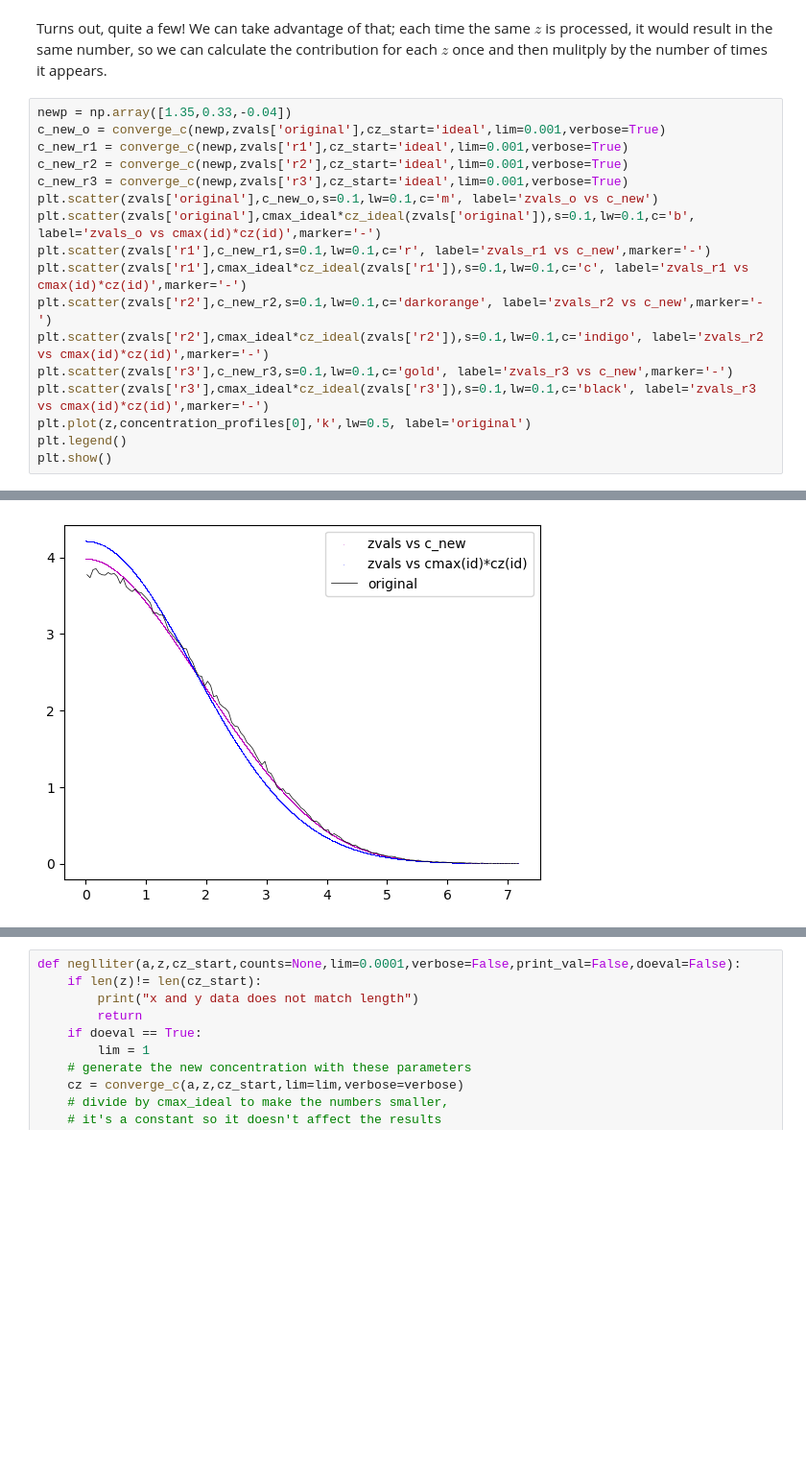
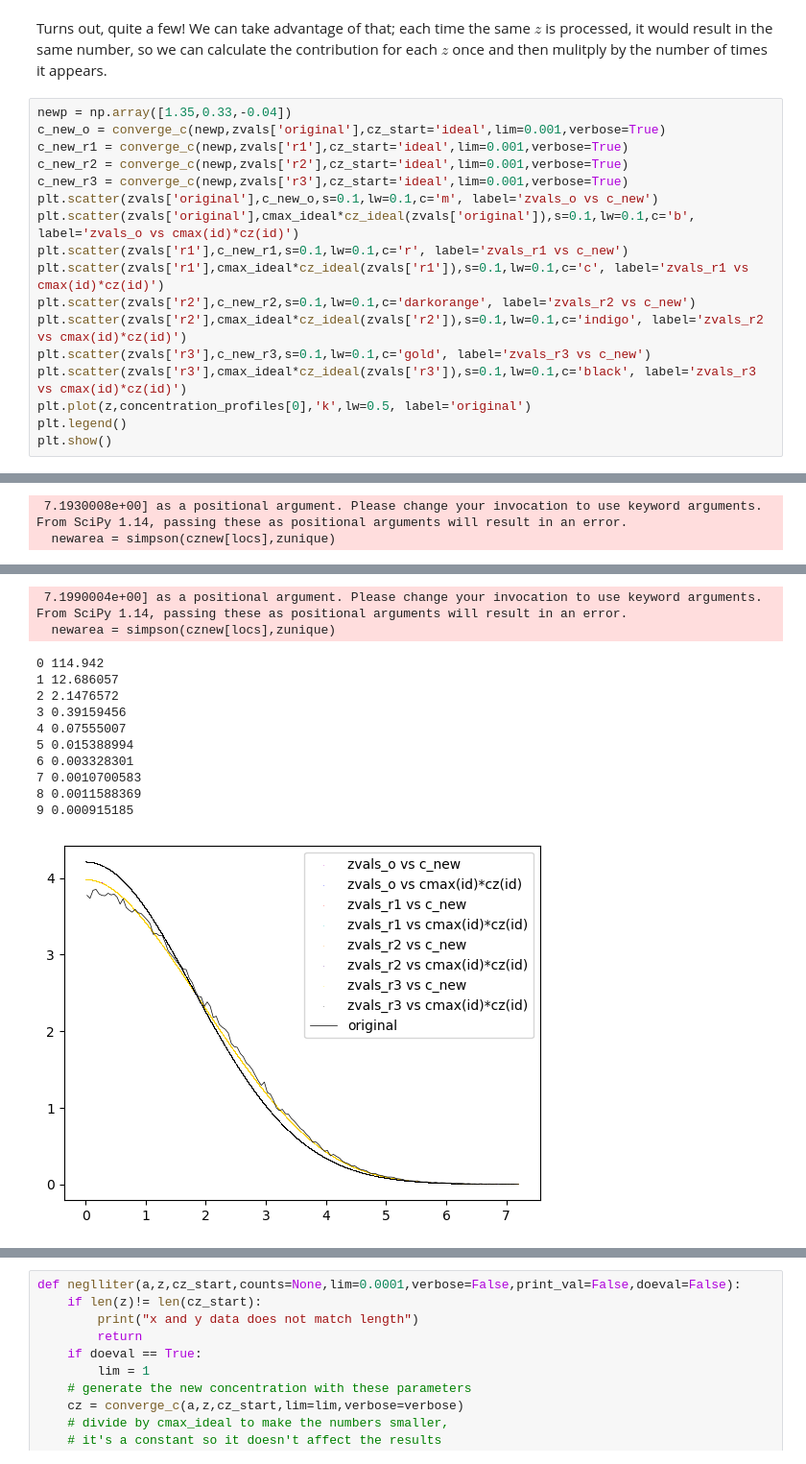
Before and after one commit to barmoral/forcebalance_hw, a Jupyter notebook: gromacs_analysis/hw_bootstrapping_fitting_BM.ipynb, the cells around one changed output, grey strips where cells are left out. Shown at 96% size. Cells and saved outputs as stored; diff of their text form; blank space fills up the shorter version.

```diff
--- a/gromacs_analysis/hw_bootstrapping_fitting_BM.ipynb
+++ b/gromacs_analysis/hw_bootstrapping_fitting_BM.ipynb
@@ -526,13 +529,13 @@ c_new_r1 = converge_c(newp,zvals['r1'],cz_start='ideal',lim=0.001,verbose=True)
 c_new_r2 = converge_c(newp,zvals['r2'],cz_start='ideal',lim=0.001,verbose=True)
 c_new_r3 = converge_c(newp,zvals['r3'],cz_start='ideal',lim=0.001,verbose=True)
 plt.scatter(zvals['original'],c_new_o,s=0.1,lw=0.1,c='m', label='zvals_o vs c_new')
-plt.scatter(zvals['original'],cmax_ideal*cz_ideal(zvals['original']),s=0.1,lw=0.1,c='b', label='zvals_o vs cmax(id)*cz(id)',marker='-')
-plt.scatter(zvals['r1'],c_new_r1,s=0.1,lw=0.1,c='r', label='zvals_r1 vs c_new',marker='-')
-plt.scatter(zvals['r1'],cmax_ideal*cz_ideal(zvals['r1']),s=0.1,lw=0.1,c='c', label='zvals_r1 vs cmax(id)*cz(id)',marker='-')
-plt.scatter(zvals['r2'],c_new_r2,s=0.1,lw=0.1,c='darkorange', label='zvals_r2 vs c_new',marker='-')
-plt.scatter(zvals['r2'],cmax_ideal*cz_ideal(zvals['r2']),s=0.1,lw=0.1,c='indigo', label='zvals_r2 vs cmax(id)*cz(id)',marker='-')
-plt.scatter(zvals['r3'],c_new_r3,s=0.1,lw=0.1,c='gold', label='zvals_r3 vs c_new',marker='-')
-plt.scatter(zvals['r3'],cmax_ideal*cz_ideal(zvals['r3']),s=0.1,lw=0.1,c='black', label='zvals_r3 vs cmax(id)*cz(id)',marker='-')
+plt.scatter(zvals['original'],cmax_ideal*cz_ideal(zvals['original']),s=0.1,lw=0.1,c='b', label='zvals_o vs cmax(id)*cz(id)')
+plt.scatter(zvals['r1'],c_new_r1,s=0.1,lw=0.1,c='r', label='zvals_r1 vs c_new')
+plt.scatter(zvals['r1'],cmax_ideal*cz_ideal(zvals['r1']),s=0.1,lw=0.1,c='c', label='zvals_r1 vs cmax(id)*cz(id)')
+plt.scatter(zvals['r2'],c_new_r2,s=0.1,lw=0.1,c='darkorange', label='zvals_r2 vs c_new')
+plt.scatter(zvals['r2'],cmax_ideal*cz_ideal(zvals['r2']),s=0.1,lw=0.1,c='indigo', label='zvals_r2 vs cmax(id)*cz(id)')
+plt.scatter(zvals['r3'],c_new_r3,s=0.1,lw=0.1,c='gold', label='zvals_r3 vs c_new')
+plt.scatter(zvals['r3'],cmax_ideal*cz_ideal(zvals['r3']),s=0.1,lw=0.1,c='black', label='zvals_r3 vs cmax(id)*cz(id)')
 plt.plot(z,concentration_profiles[0],'k',lw=0.5, label='original')
 plt.legend()
 plt.show()
@@ -549,0 +565,2 @@ plt.show()
+ 7.1930008e+00] as a positional argument. Please change your invocation to use keyword arguments. From SciPy 1.14, passing these as positional arguments will result in an error.
+  newarea = simpson(cznew[locs],zunique)
@@ -550,3 +576,15 @@ plt.show()
+ 7.1990004e+00] as a positional argument. Please change your invocation to use keyword arguments. From SciPy 1.14, passing these as positional arguments will result in an error.
+  newarea = simpson(cznew[locs],zunique)
+0 114.942
+1 12.686057
+2 2.1476572
+3 0.39159456
+4 0.07555007
+5 0.015388994
+6 0.003328301
+7 0.0010700583
+8 0.0011588369
+9 0.000915185
-[figure, old version]
+[figure, new version]
 # %%
 # we can converge faster with sparse data. (?)
```
Also changed, not shown: parts of 36 cells of this notebook.
